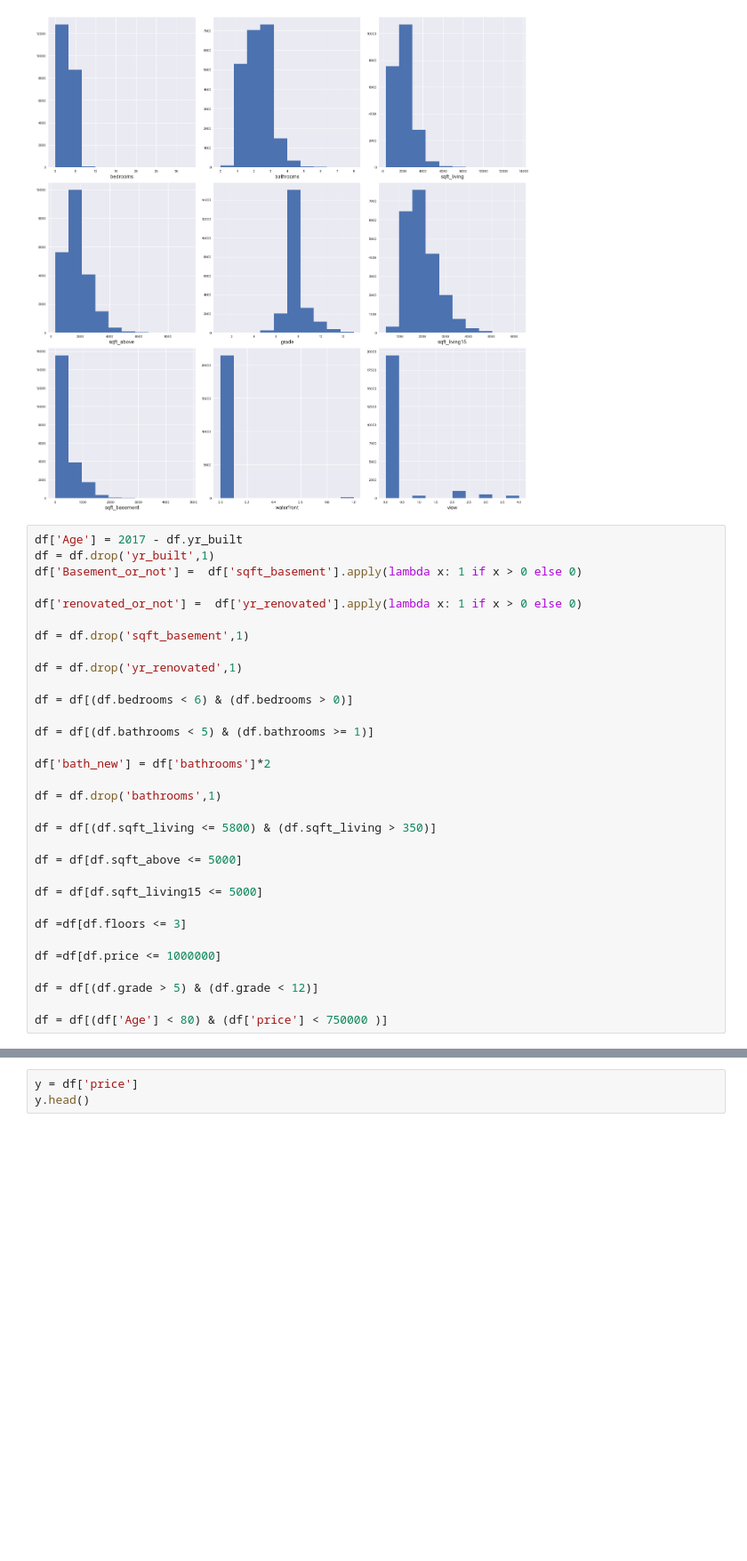
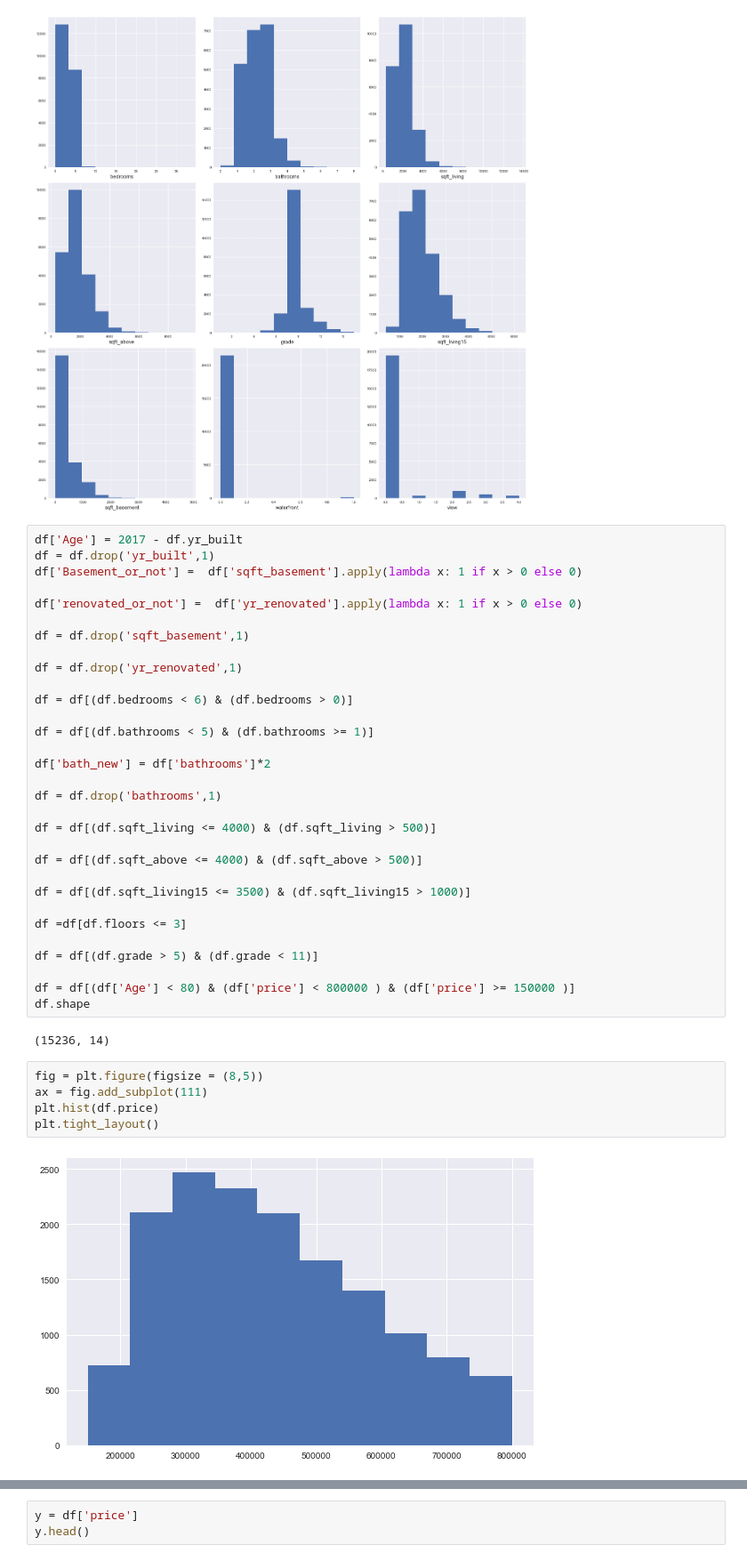
Before and after one commit to ArjunKholia/House-price-prediction-project, a Jupyter notebook: House Price Prediction Project.ipynb, the cells around one changed output, grey strips where cells are left out. Shown at 89% size. Drawn from its saved outputs; the diff is of its cells as text; blank space fills up the shorter version.

```diff
--- a/House Price Prediction Project.ipynb
+++ b/House Price Prediction Project.ipynb
@@ -218,19 +221,27 @@ df['bath_new'] = df['bathrooms']*2
 
 df = df.drop('bathrooms',1)
 
-df = df[(df.sqft_living <= 5800) & (df.sqft_living > 350)]
+df = df[(df.sqft_living <= 4000) & (df.sqft_living > 500)]
 
-df = df[df.sqft_above <= 5000]
+df = df[(df.sqft_above <= 4000) & (df.sqft_above > 500)]
 
-df = df[df.sqft_living15 <= 5000]
+df = df[(df.sqft_living15 <= 3500) & (df.sqft_living15 > 1000)]
 
 df =df[df.floors <= 3]
 
-df =df[df.price <= 1000000]
+df = df[(df.grade > 5) & (df.grade < 11)]
 
-df = df[(df.grade > 5) & (df.grade < 12)]
-
-df = df[(df['Age'] < 80) & (df['price'] < 750000 )]
+df = df[(df['Age'] < 80) & (df['price'] < 800000 ) & (df['price'] >= 150000 )]
+df.shape
+# %% [output]
+(15236, 14)
+# %%
+fig = plt.figure(figsize = (8,5))
+ax = fig.add_subplot(111)
+plt.hist(df.price)
+plt.tight_layout()
+# %% [output]
+[figure, added]
 # %%
 fig = plt.figure(figsize = (20,20))
 
```
Also changed, not shown: parts of 8 cells of this notebook.
